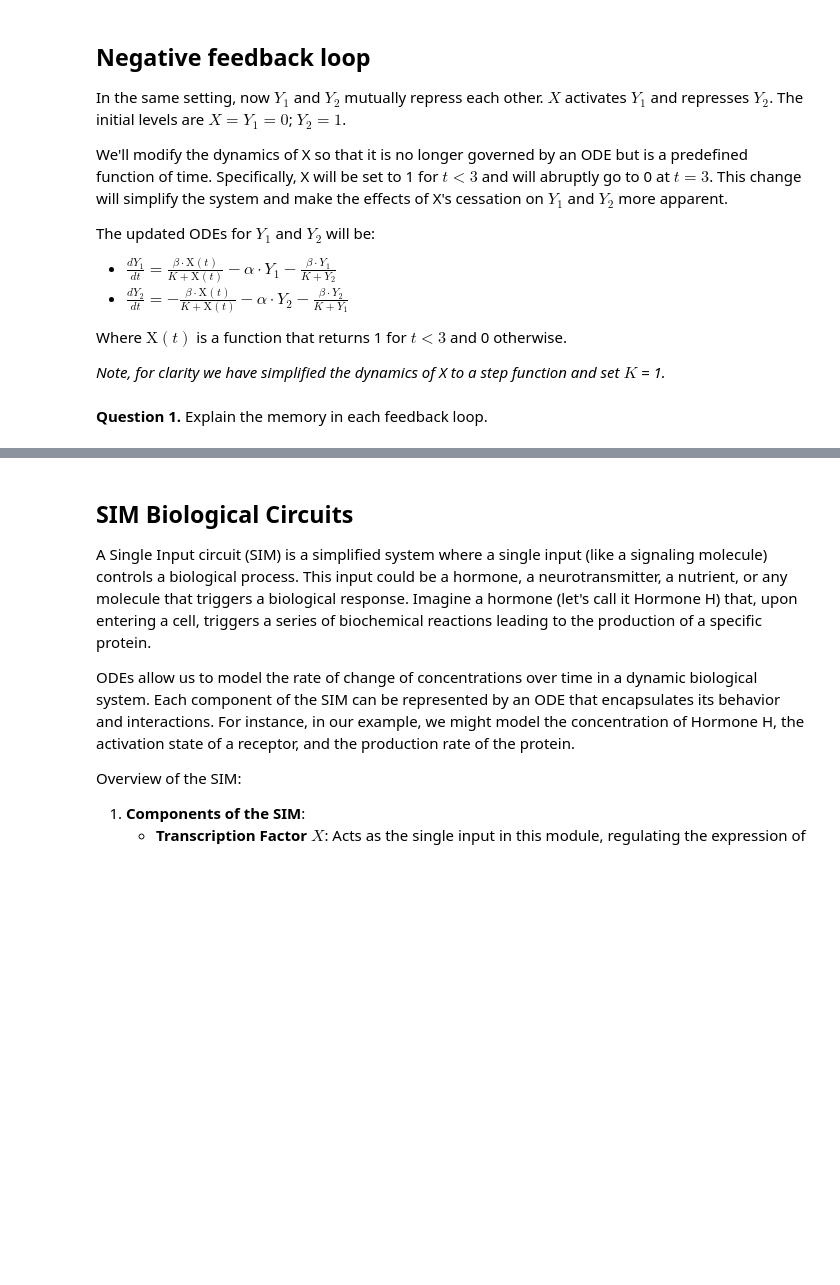
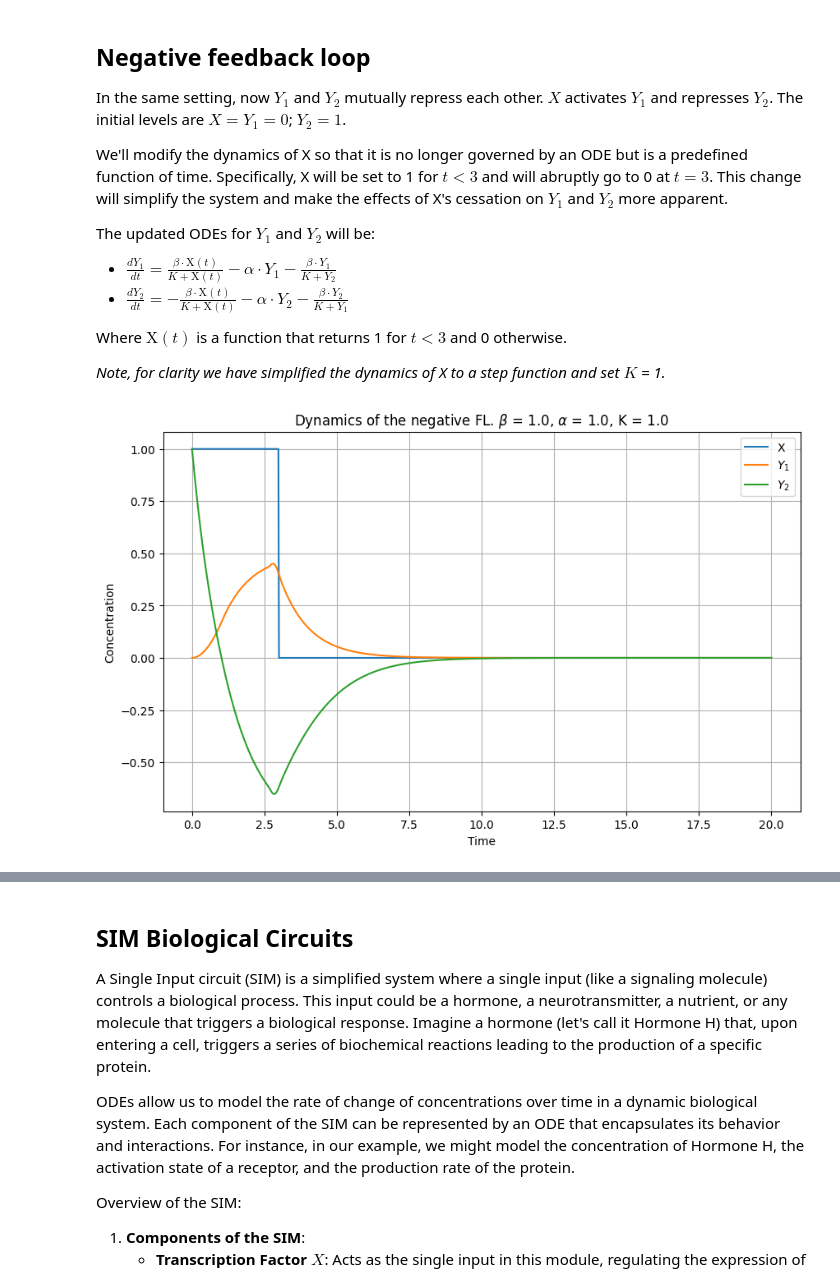
Before and after one commit to amoyag/Biofisica, a Jupyter notebook: session3_complexcircuits.ipynb, the cells around one changed output, grey strips where cells are left out. Cells and saved outputs as stored; diff of their text form; code cells hidden in the pictures; blank space fills up the shorter version.

Commit message:
updated code. add lambda phage switch as negative FL

```diff
--- a/session3_complexcircuits.ipynb
+++ b/session3_complexcircuits.ipynb
@@ -123,6 +144,30 @@ def X(t):
     """Function to represent the dynamics of X independent of ODEs."""
     return 1 if t < 3 else 0
 
+
+## these dynamics create instabilities
+#def updated_odes_v2(t, state):
+#    Y1, Y2 = state
+#
+#    # X activates Y1 and represses Y2
+#    activation_Y1 = beta * X(t) / (K + X(t))
+#    repression_Y2 = beta * X(t) / (K + X(t))
+#
+#    # Mutual repression between Y1 and Y2
+#    repression_Y1_by_Y2 = beta * Y2 / (K + Y2)
+#    repression_Y2_by_Y1 = beta * Y1 / (K + Y1)
+
+#    dY1dt = activation_Y1 - alpha * Y1 - repression_Y1_by_Y2
+#    dY2dt = -repression_Y2 - alpha * Y2 - repression_Y2_by_Y1
+
+#    return [dY1dt, dY2dt]
+###################
+
+## these dynamics are more robust
+#Added non-negativity constraints
+# Modified mutual repression terms to include cooperativity (Hill coefficient of 2)
+# Added proper saturation kinetics for the repression
+
 def updated_odes_v2(t, state):
     Y1, Y2 = state
 
@@ -130,14 +175,18 @@ def updated_odes_v2(t, state):
     activation_Y1 = beta * X(t) / (K + X(t))
     repression_Y2 = beta * X(t) / (K + X(t))
 
-    # Mutual repression between Y1 and Y2
-    repression_Y1_by_Y2 = beta * Y2 / (K + Y2)
-    repression_Y2_by_Y1 = beta * Y1 / (K + Y1)
+    # Modified mutual repression to prevent negative values
+    Y1_effect = beta * max(0, Y1) / (K + max(0, Y1))
+    Y2_effect = beta * max(0, Y2) / (K + max(0, Y2))
 
-    dY1dt = activation_Y1 - alpha * Y1 - repression_Y1_by_Y2
-    dY2dt = -repression_Y2 - alpha * Y2 - repression_Y2_by_Y1
+    dY1dt = activation_Y1 - alpha * Y1 - Y2_effect
+    dY2dt = -repression_Y2 - alpha * Y2 - Y1_effect
 
     return [dY1dt, dY2dt]
+
+
+
+
 
 # New initial conditions: Y1 = 0, Y2 = 1
 initial_state_v2 = [0, 1]
@@ -146,34 +195,51 @@ initial_state_v2 = [0, 1]
 time_range = np.linspace(0, 20, 1000)  # From 0 to 20 with 1000 points
 
 # Solve ODE with new time range
 solution_updated_v2 = solve_ivp(updated_odes_v2, [0, 20], initial_state_v2, t_eval=time_range)
 
-# Plot results with the new time range
+# Plot results
 plt.figure(figsize=(10, 6))
 plt.plot(solution_updated_v2.t, [X(t) for t in solution_updated_v2.t], label='X')
 plt.plot(solution_updated_v2.t, solution_updated_v2.y[0], label='$Y_1$')
 plt.plot(solution_updated_v2.t, solution_updated_v2.y[1], label='$Y_2$')
 plt.xlabel('Time')
 plt.ylabel('Concentration')
-plt.title('Dynamics with Extended Time Range')
+
+# Create title with parameter values
+# Using f-strings for clean formatting and LaTeX math notation for Greek letters
+title = f'Dynamics of the negative FL. $\\beta$ = {beta:.1f}, $\\alpha$ = {alpha:.1f}, K = {K:.1f}'
+plt.title(title)
 plt.legend()
 plt.grid(True)
 plt.show()
+
+
+# Plot results
+#plt.figure(figsize=(10, 6))
+#plt.plot(solution_updated_v2.t, [X(t) for t in solution_updated_v2.t], label='X')
+#plt.plot(solution_updated_v2.t, solution_updated_v2.y[0], label='$Y_1$')
+#plt.plot(solution_updated_v2.t, solution_updated_v2.y[1], label='$Y_2$')
+#plt.xlabel('Time')
+#plt.ylabel('Concentration')
+#plt.title('Dynamics with Extended Time Range')
+#plt.legend()
+#plt.grid(True)
+#plt.show()
 
 
 # # Solve ODE with new conditions
 # solution_updated_v2 = solve_ivp(updated_odes_v2, [0, 10], initial_state_v2, t_eval=time)
 #
 # # Plot results for the updated system
 # plt.figure(figsize=(10, 6))
 # plt.plot(solution_updated_v2.t, [X(t) for t in solution_updated_v2.t], label='X')
 # plt.plot(solution_updated_v2.t, solution_updated_v2.y[0], label='$Y_1$')
 # plt.plot(solution_updated_v2.t, solution_updated_v2.y[1], label='$Y_2$')
 # plt.xlabel('Time')
 # plt.ylabel('Concentration')
 # plt.title('Dynamics with X as a Function of Time')
 # plt.legend()
 # plt.grid(True)
 # plt.show()
+# %% [output]
+[figure, added]
-# %% [markdown]
-**Question 1.** Explain the memory in each feedback loop.
```
Also changed, not shown: parts of 6 cells of this notebook.
